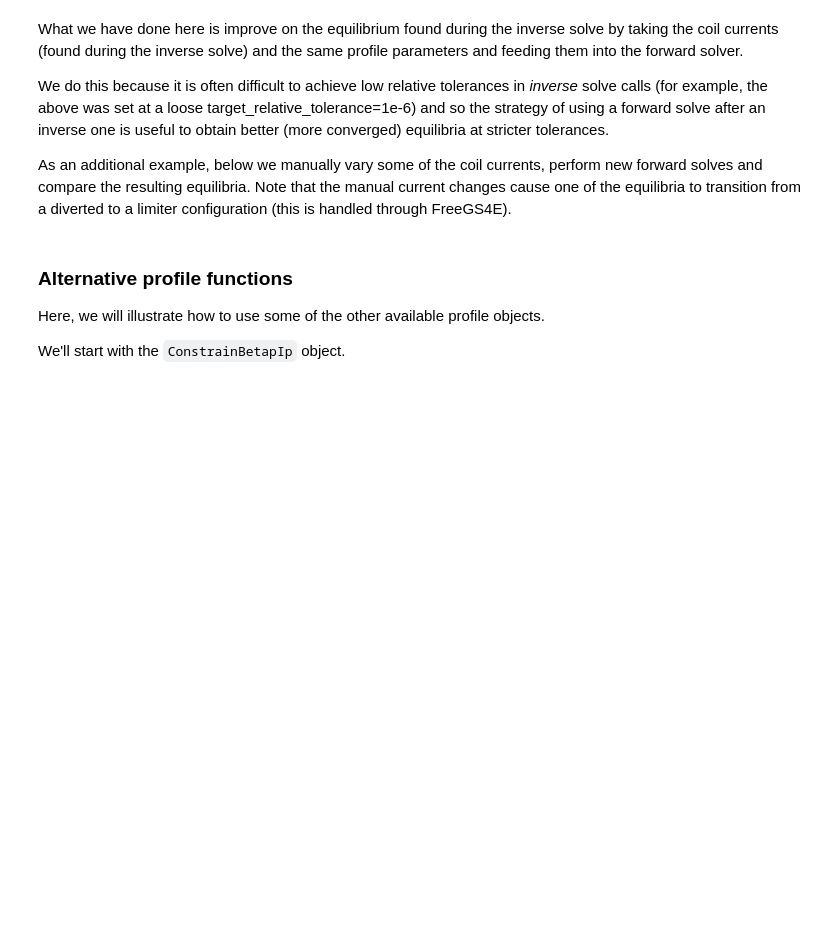
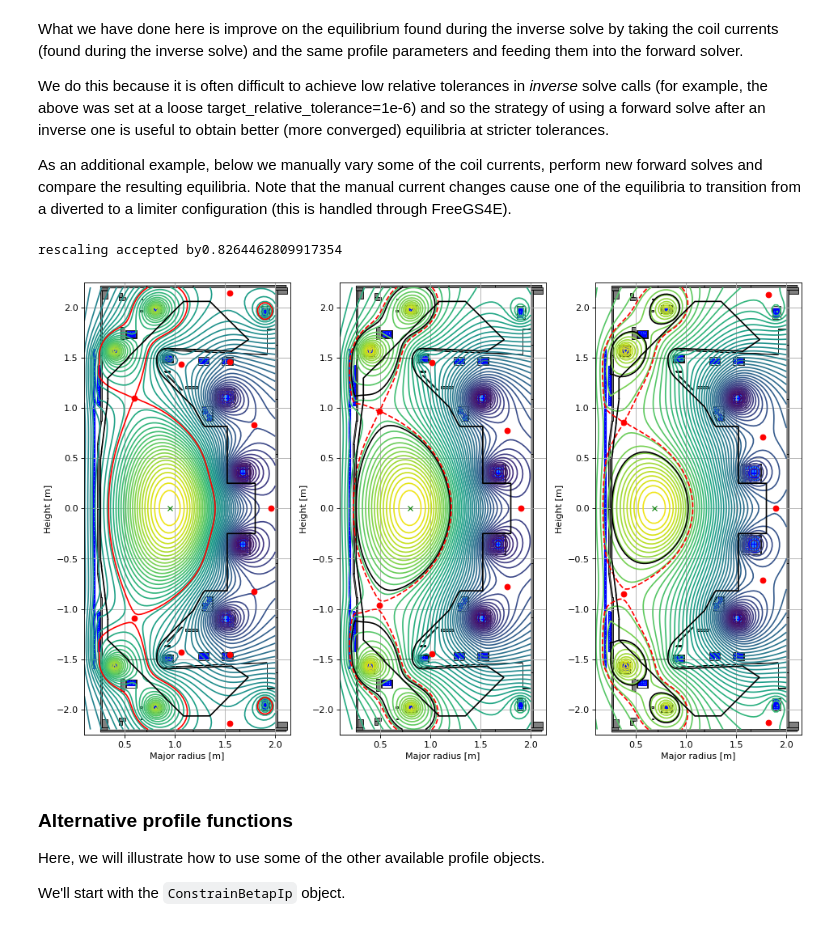
Before and after one commit to FusionComputingLab/freegsnke, a Jupyter notebook: examples/example2 - static_forward_solve_MASTU.ipynb, the cells around one changed output. Drawn from its saved outputs; the diff is of its cells as text; code cells hidden in the pictures; blank space fills up the shorter version.

Commit message:
settin up for vect currents and greens

```diff
--- a/examples/example2 - static_forward_solve_MASTU.ipynb
+++ b/examples/example2 - static_forward_solve_MASTU.ipynb
@@ -92,6 +94,6 @@ with open('simple_diverted_currents_PaxisIp.pk', 'rb') as f:
 
 # assign currents to the eq object
 for key in currents_dict.keys():
-    eq.tokamak[key].current = currents_dict[key]
+    eq.tokamak.set_coil_current(coil_label=key, current_value=currents_dict[key])
 
 eq.tokamak.getCurrents()
@@ -136,45 +174,48 @@ eq_forward_1 = deepcopy(eq)
 eq_forward_2 = deepcopy(eq)
 
 # modify the P4 current and solve
-eq_forward_1.tokamak['P4'].current *= 1.5
+eq_forward_1.tokamak.set_coil_current('P4', 1.5*eq.tokamak['P4'].current)
 GSStaticSolver.solve(eq=eq_forward_1,
                      profiles=profiles,
                      constrain=None,
                      target_relative_tolerance=1e-9)
 
 # modify the P4 current (even more) and solve
-eq_forward_2.tokamak['P4'].current *= 1.5**2
+eq_forward_2.tokamak.set_coil_current('P4', 1.5**2 * eq.tokamak['P4'].current)
 GSStaticSolver.solve(eq=eq_forward_2,
                      profiles=profiles,
                      constrain=None,
                      target_relative_tolerance=1e-9)
 
 
 # plot the resulting equilbria
 fig1, (ax1, ax2, ax3) = plt.subplots(1, 3, figsize=(12, 8), dpi=80)
 
 # original
 ax1.grid(True, which='both')
 eq.plot(axis=ax1,show=False)
 eq.tokamak.plot(axis=ax1,show=False)
 ax1.set_xlim(0.1, 2.15)
 ax1.set_ylim(-2.25, 2.25)
 
 # modified 1
 ax2.grid(True, which='both')
 eq_forward_1.plot(axis=ax2,show=False)
 eq_forward_1.tokamak.plot(axis=ax2,show=False)
 ax2.set_xlim(0.1, 2.15)
 ax2.set_ylim(-2.25, 2.25)
 
 # modified 2 (now limited plasma)
 ax3.grid(True, which='both')
 eq_forward_2.plot(axis=ax3,show=False)
 eq_forward_2.tokamak.plot(axis=ax3,show=False)
 ax3.set_xlim(0.1, 2.15)
 ax3.set_ylim(-2.25, 2.25)
 
 plt.tight_layout()
+# %% [output]
+rescaling accepted by0.8264462809917354
+[figure, added]
 # %% [markdown]
 ### Alternative profile functions
 Here, we will illustrate how to use some of the other available profile objects.
```
Also changed, not shown: parts of 11 cells of this notebook, 14 other files.
